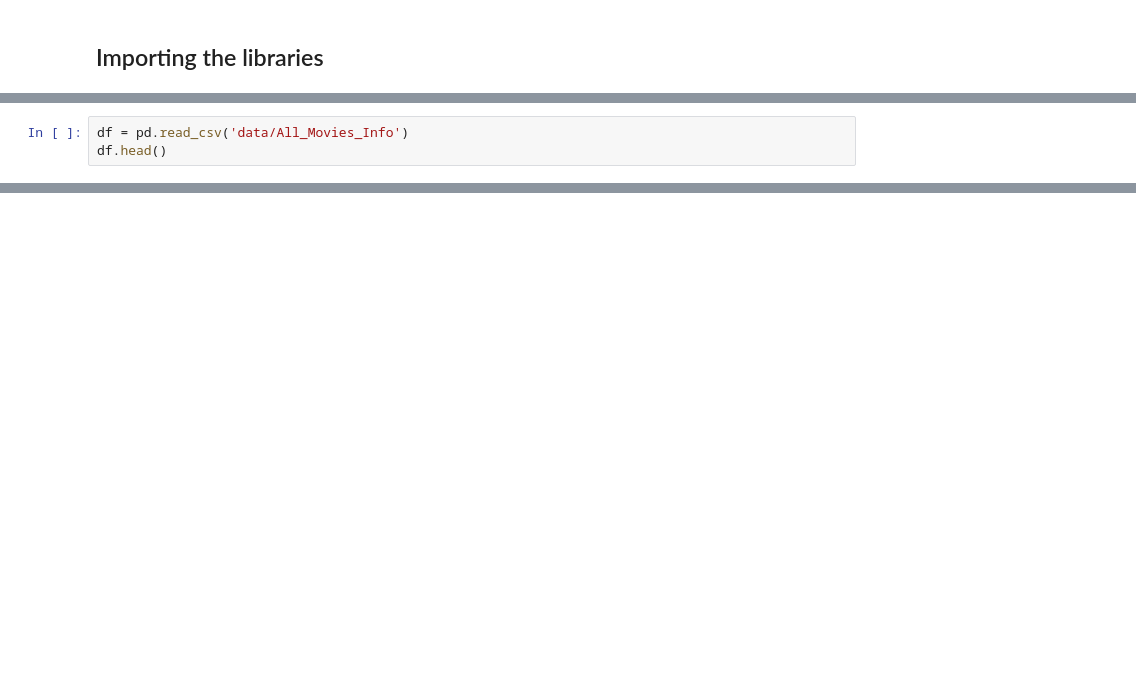
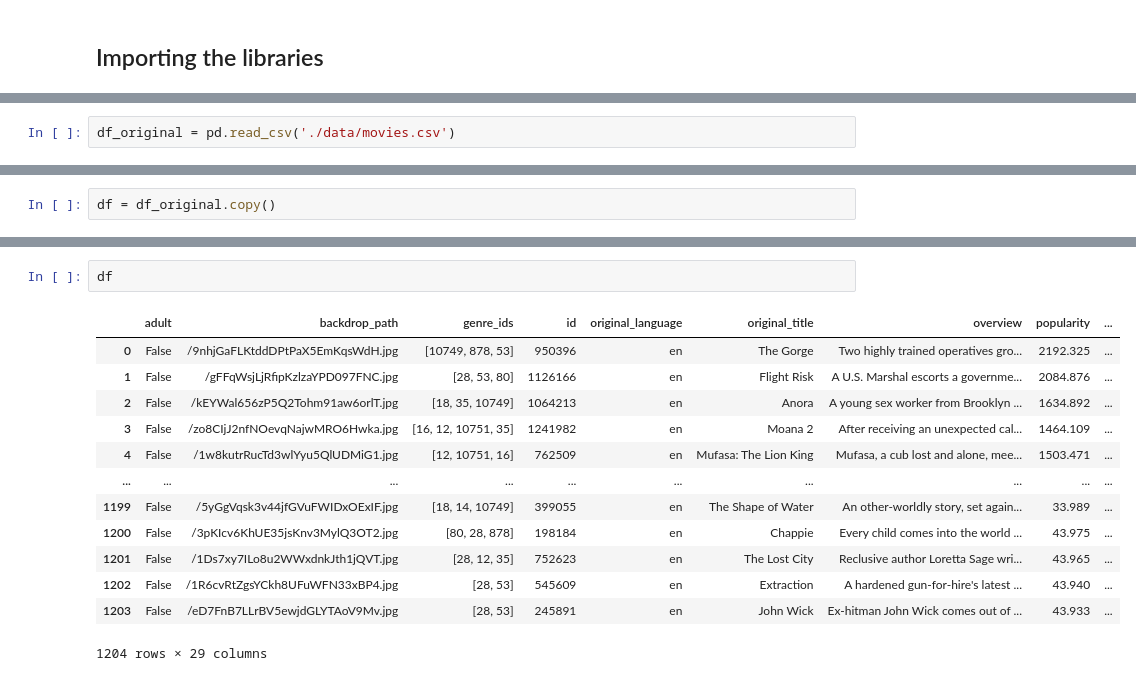
Before and after one commit to Havrylov-Serhii/film_revenue_thesis, a Jupyter notebook: main.ipynb, the cells around one changed output, grey strips where cells are left out. Drawn from its saved outputs; the diff is of its cells as text; blank space fills up the shorter version.

```diff
--- a/main.ipynb
+++ b/main.ipynb
@@ -66,4 +64,3 @@ import matplotlib as plt
 ## Loading and look at the data
 # %%
-df = pd.read_csv('data/All_Movies_Info')
-df.head()
+df_original = pd.read_csv('./data/movies.csv')
@@ -77,0 +67,2 @@ df.head()
+# %%
+df = df_original.copy()
@@ -77,0 +89,16 @@ df.head()
+# %%
+df
+# %% [output]
+|  | adult | backdrop_path | genre_ids | id | original_language | original_title | overview | popularity | ... |
+| 0 | False | /9nhjGaFLKtddDPtPaX5EmKqsWdH.jpg | [10749, 878, 53] | 950396 | en | The Gorge | Two highly trained operatives gro... | 2192.325 | ... |
+| 1 | False | /gFFqWsjLjRfipKzlzaYPD097FNC.jpg | [28, 53, 80] | 1126166 | en | Flight Risk | A U.S. Marshal escorts a governme... | 2084.876 | ... |
+| 2 | False | /kEYWal656zP5Q2Tohm91aw6orlT.jpg | [18, 35, 10749] | 1064213 | en | Anora | A young sex worker from Brooklyn ... | 1634.892 | ... |
+| 3 | False | /zo8CIjJ2nfNOevqNajwMRO6Hwka.jpg | [16, 12, 10751, 35] | 1241982 | en | Moana 2 | After receiving an unexpected cal... | 1464.109 | ... |
+| 4 | False | /1w8kutrRucTd3wlYyu5QlUDMiG1.jpg | [12, 10751, 16] | 762509 | en | Mufasa: The Lion King | Mufasa, a cub lost and alone, mee... | 1503.471 | ... |
+| ... | ... | ... | ... | ... | ... | ... | ... | ... | ... |
+| 1199 | False | /5yGgVqsk3v44jfGVuFWIDxOExIF.jpg | [18, 14, 10749] | 399055 | en | The Shape of Water | An other-worldly story, set again... | 33.989 | ... |
+| 1200 | False | /3pKIcv6KhUE35jsKnv3MylQ3OT2.jpg | [80, 28, 878] | 198184 | en | Chappie | Every child comes into the world ... | 43.975 | ... |
+| 1201 | False | /1Ds7xy7ILo8u2WWxdnkJth1jQVT.jpg | [28, 12, 35] | 752623 | en | The Lost City | Reclusive author Loretta Sage wri... | 43.965 | ... |
+| 1202 | False | /1R6cvRtZgsYCkh8UFuWFN33xBP4.jpg | [28, 53] | 545609 | en | Extraction | A hardened gun-for-hire's latest ... | 43.940 | ... |
+| 1203 | False | /eD7FnB7LLrBV5ewjdGLYTAoV9Mv.jpg | [28, 53] | 245891 | en | John Wick | Ex-hitman John Wick comes out of ... | 43.933 | ... |
+1204 rows × 29 columns
```
Also changed, not shown: parts of 44 cells of this notebook, 5 other files.
